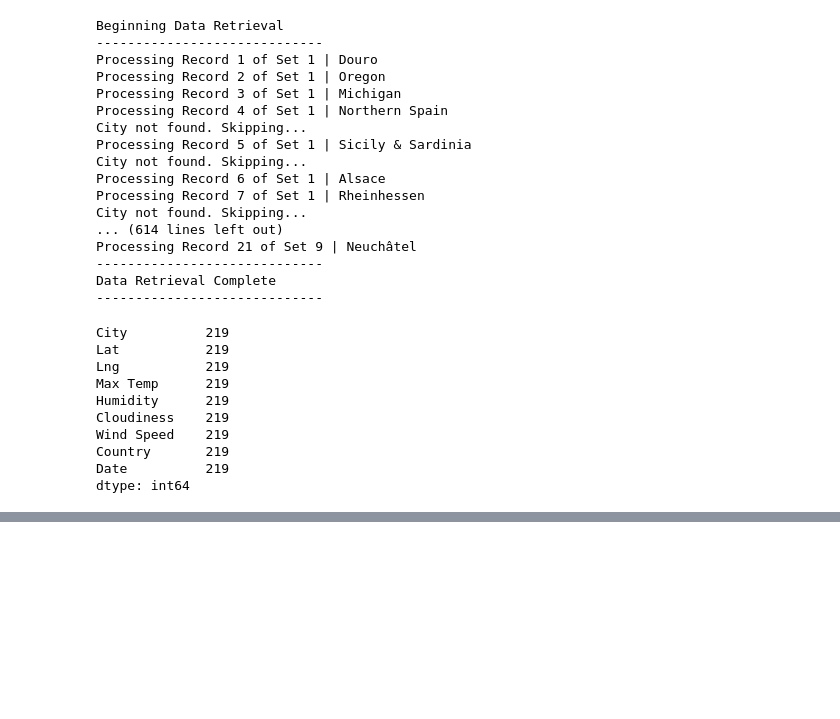
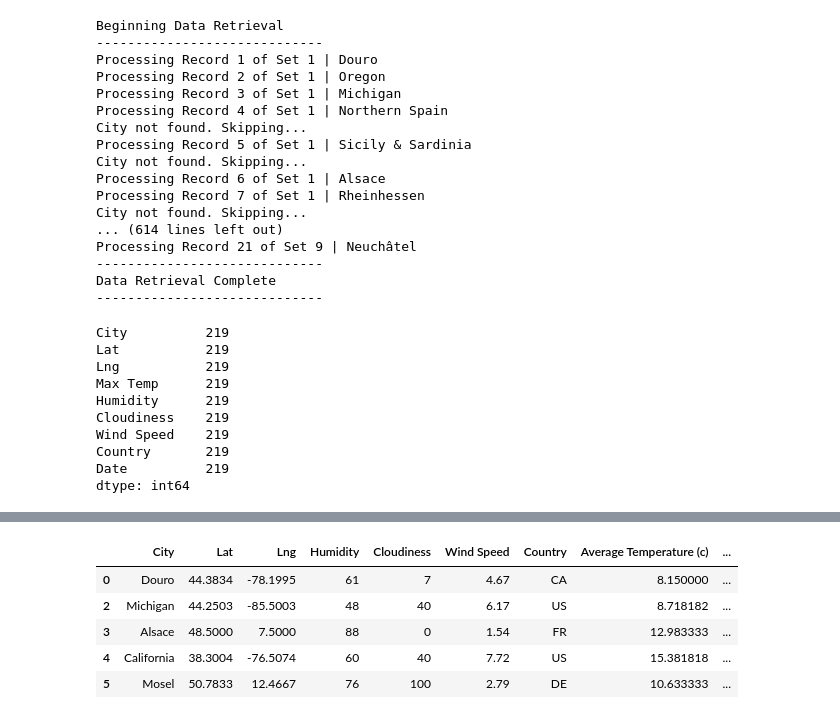
Before and after one commit to riaair011/project3, a Jupyter notebook: analysis.ipynb, the cells around one changed output, grey strips where cells are left out. Saved outputs shown, nothing was run; the diff lists cells and outputs as text; code cells hidden in the pictures; blank space fills up the shorter version.

```diff
--- a/analysis.ipynb
+++ b/analysis.ipynb
@@ -315,0 +284,14 @@ Processing Record 44 of Set 1 | Lisboa
+# %%
+city_data_df = city_data_df.rename(columns={
+    "Avg_Temp_2023": "Average Temperature (c)",
+    "Total_Prcp_2023": "Total Precipitation (mm)"
+})
+# %%
+city_data_df.head()
+# %% [output]
+|  | City | Lat | Lng | Humidity | Cloudiness | Wind Speed | Country | Average Temperature (c) | ... |
+| 0 | Douro | 44.3834 | -78.1995 | 61 | 7 | 4.67 | CA | 8.150000 | ... |
+| 2 | Michigan | 44.2503 | -85.5003 | 48 | 40 | 6.17 | US | 8.718182 | ... |
+| 3 | Alsace | 48.5000 | 7.5000 | 88 | 0 | 1.54 | FR | 12.983333 | ... |
+| 4 | California | 38.3004 | -76.5074 | 60 | 40 | 7.72 | US | 15.381818 | ... |
+| 5 | Mosel | 50.7833 | 12.4667 | 76 | 100 | 2.79 | DE | 10.633333 | ... |
```
Also changed, not shown: parts of 9 cells of this notebook, 2 other files.
